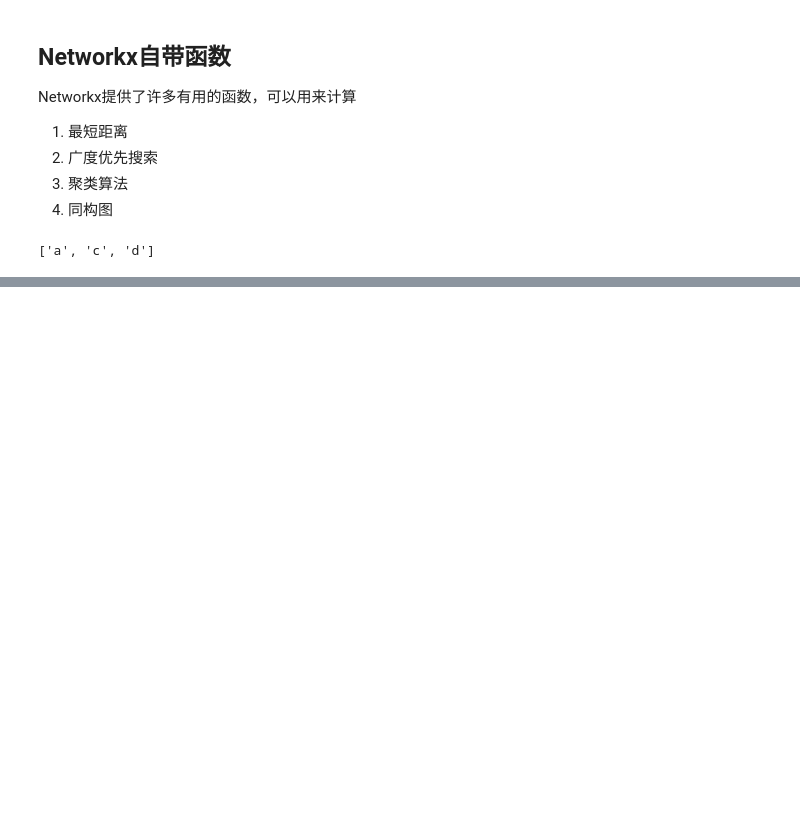
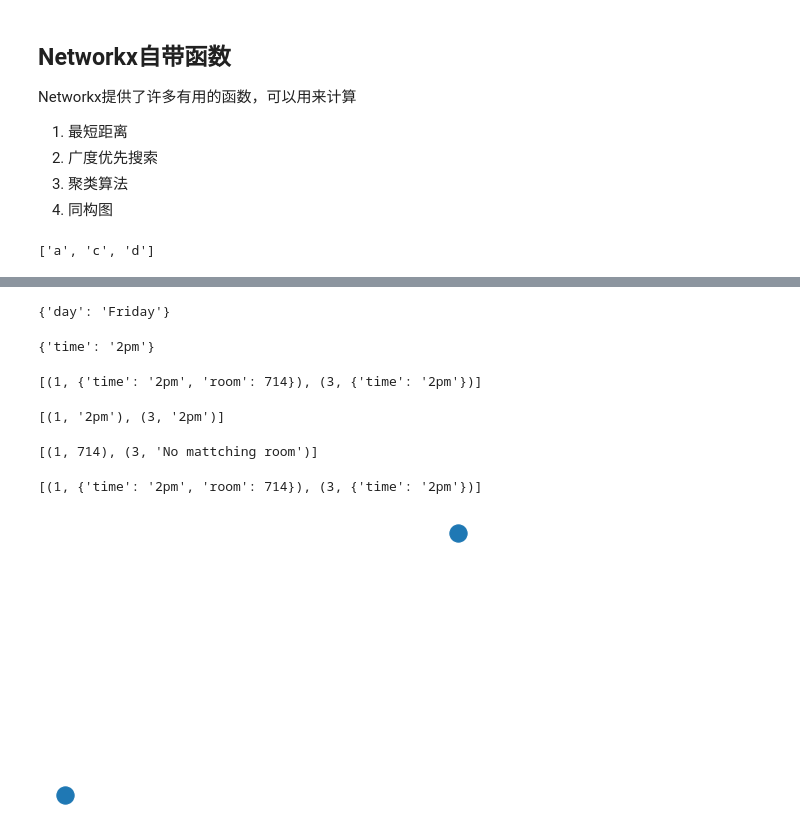
Before and after one commit to kuntung/SocialNetworkAnalysis, a Jupyter notebook: NetworkxNotes/basisNetworkx.ipynb, the cells around one changed output, grey strips where cells are left out. Saved outputs shown, nothing was run; the diff lists cells and outputs as text; code cells hidden in the pictures; blank space fills up the shorter version.

Commit message:
networkx学习

```diff
--- a/NetworkxNotes/basisNetworkx.ipynb
+++ b/NetworkxNotes/basisNetworkx.ipynb
@@ -36,0 +110,31 @@ import matplotlib.pyplot as plt
+# %%
+import networkx as nx;
+
+G = nx.Graph(day = "Friday");
+G.graph
+# %% [output]
+{'day': 'Friday'}
+# %%
+G.add_node(1, time="5pm")
+G.add_nodes_from([3, 1], time="2pm")
+G.nodes[1]
+G.nodes[1]["room"] = 714 # node must exist already to use G.nodes
+# del G.nodes[1]["room"] # remove attribute
+list(G.nodes(data=True))
+list(G.nodes(data = "time"))
+# %% [output]
+{'time': '2pm'}
+[(1, {'time': '2pm', 'room': 714}), (3, {'time': '2pm'})]
+[(1, '2pm'), (3, '2pm')]
+# %%
+list(G.nodes(data = "room", default = "No mattching room"))
+# %% [output]
+[(1, 714), (3, 'No mattching room')]
+# %%
+list(G.nodes(data = True))# 如果不加参数data = Ture就只显示节点编号，加了参数就显示节点的attributes
+# %% [output]
+[(1, {'time': '2pm', 'room': 714}), (3, {'time': '2pm'})]
+# %%
+nx.draw(G)
+# %% [output]
+[figure, added]
```
Also changed, not shown: parts of 23 cells of this notebook.
